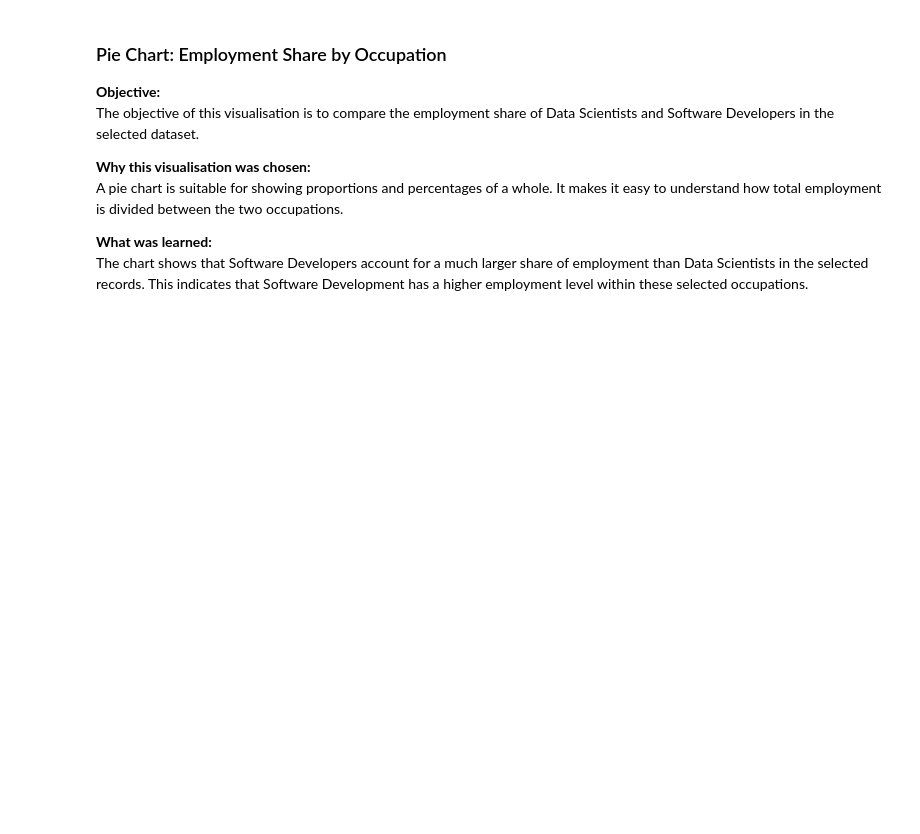
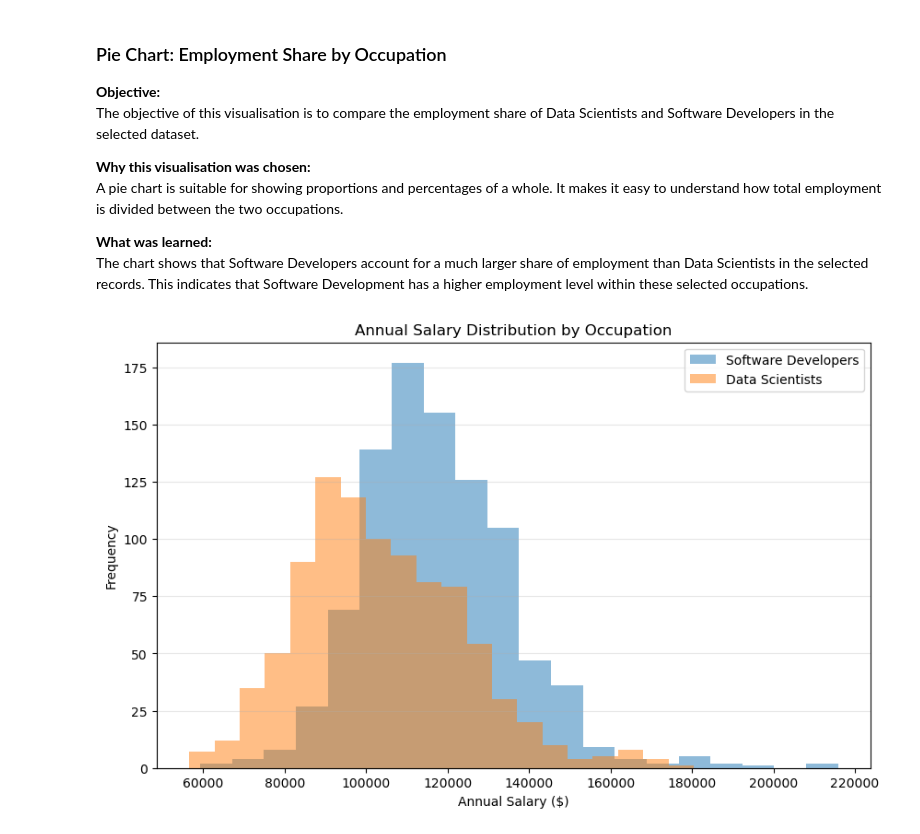
Before and after one commit to Abdullah-awa/Data_Visualisation_CA1, a Jupyter notebook: Data_Vis_CA.ipynb, the cells around one changed output. Saved outputs shown, nothing was run; the diff lists cells and outputs as text; code cells hidden in the pictures; blank space fills up the shorter version.

Commit message:
Add histogram visualisation and salary distribution analysis

```diff
--- a/Data_Vis_CA.ipynb
+++ b/Data_Vis_CA.ipynb
@@ -411,3 +411,28 @@ A pie chart is suitable for showing proportions and percentages of a whole. It m
 
 **What was learned:**
 The chart shows that Software Developers account for a much larger share of employment than Data Scientists in the selected records. This indicates that Software Development has a higher employment level within these selected occupations.
+# %%
+# Histogram: Annual Salary Distribution by Occupation
+
+plt.figure(figsize=(10, 6))
+
+for occupation in relevant_occupations['OCC_TITLE'].unique():
+    salary_data = relevant_occupations[
+        relevant_occupations['OCC_TITLE'] == occupation
+    ]['A_MEAN'].dropna()
+
+    plt.hist(
+        salary_data,
+        bins=20,
+        alpha=0.5,
+        label=occupation
+    )
+
+plt.title('Annual Salary Distribution by Occupation')
+plt.xlabel('Annual Salary ($)')
+plt.ylabel('Frequency')
+plt.legend()
+plt.grid(axis='y', alpha=0.3)
+plt.show()
+# %% [output]
+[figure, added]
```
Also changed, not shown: parts of 1 cell of this notebook.
